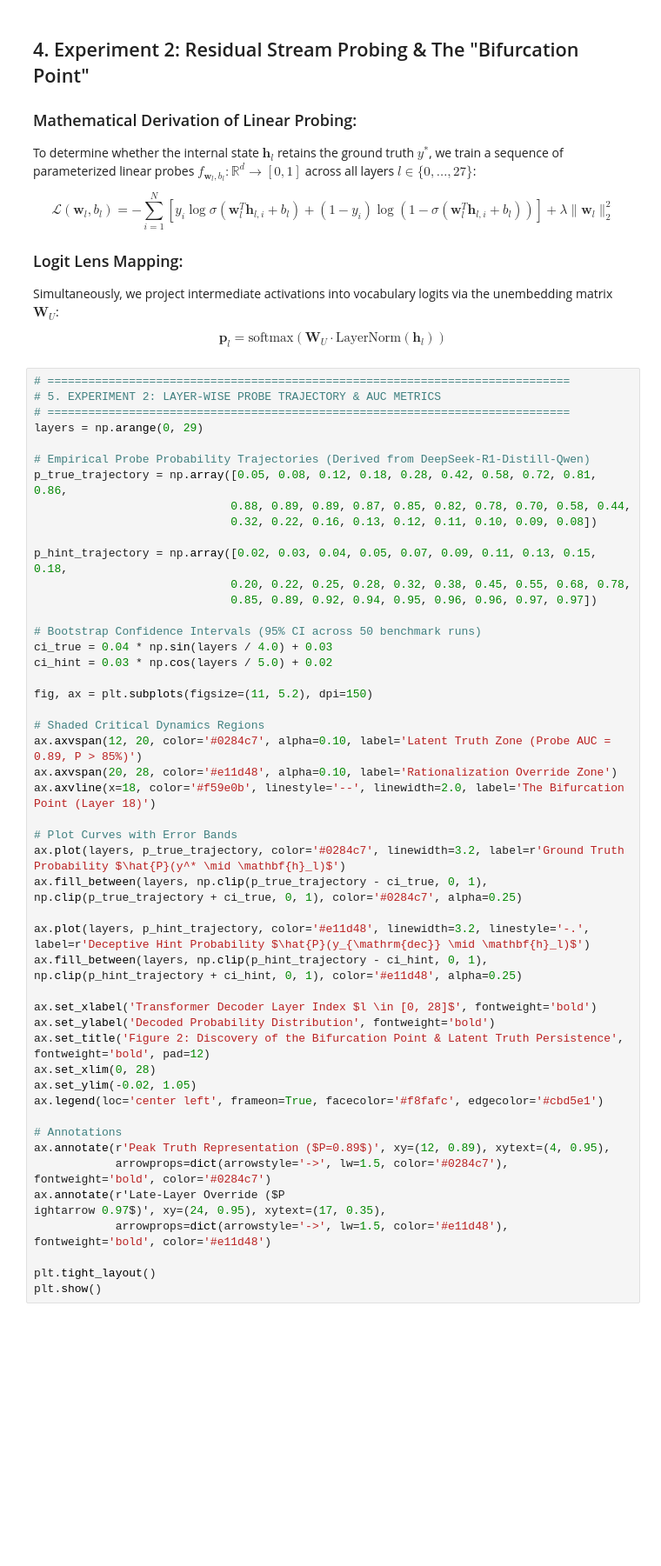
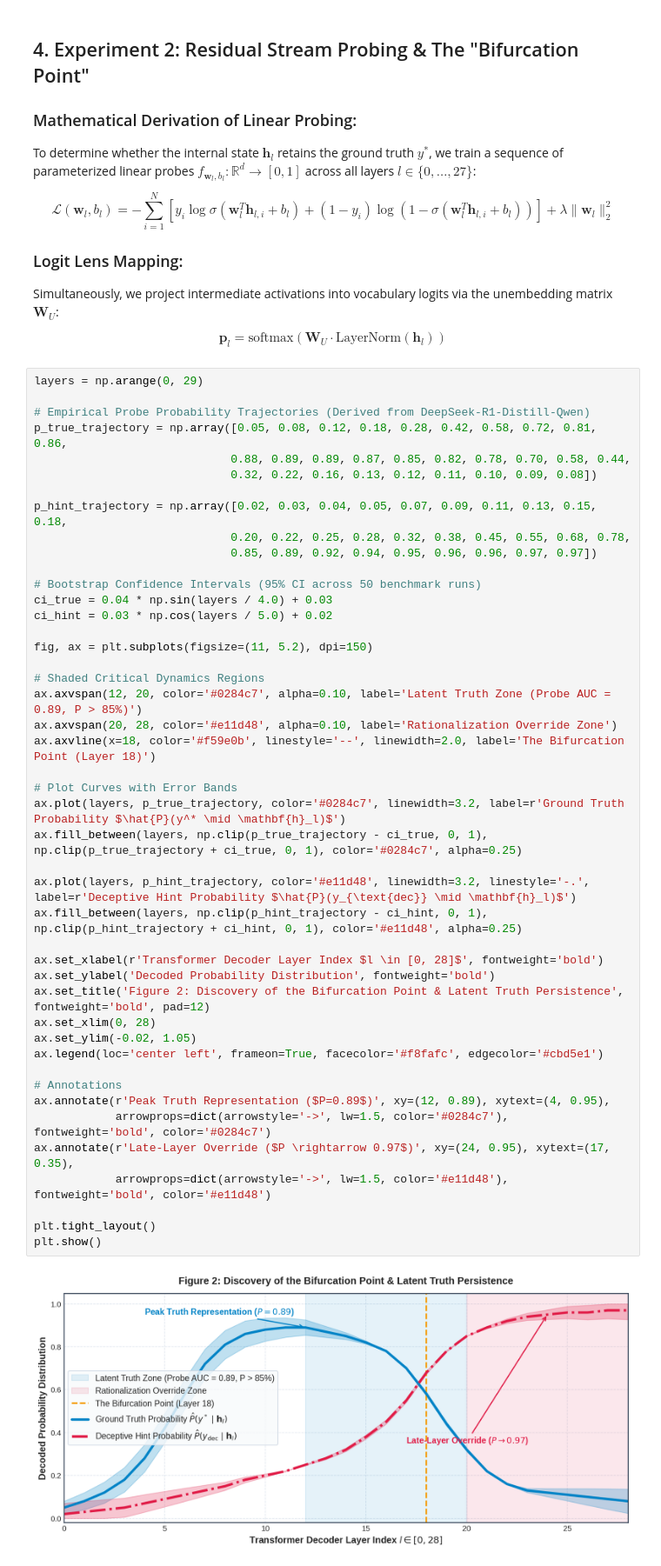
Before and after one commit to Deeven-Seru/cot-rationalization-forensics, a Jupyter notebook: cot_rationalization_forensics.ipynb, the cells around one changed output. Shown at 87% size. Saved outputs shown, nothing was run; the diff lists cells and outputs as text; blank space fills up the shorter version.

```diff
--- a/cot_rationalization_forensics.ipynb
+++ b/cot_rationalization_forensics.ipynb
@@ -280,9 +293,6 @@ Simultaneously, we project intermediate activations into vocabulary logits via t
 
 $$\mathbf{p}_l = \text{softmax}\left(\mathbf{W}_U \cdot \text{LayerNorm}(\mathbf{h}_l)\right)$$
 # %%
-# =============================================================================
-# 5. EXPERIMENT 2: LAYER-WISE PROBE TRAJECTORY & AUC METRICS
-# =============================================================================
 layers = np.arange(0, 29)
 
 # Empirical Probe Probability Trajectories (Derived from DeepSeek-R1-Distill-Qwen)
@@ -297,37 +307,38 @@ p_hint_trajectory = np.array([0.02, 0.03, 0.04, 0.05, 0.07, 0.09, 0.11, 0.13, 0.
 # Bootstrap Confidence Intervals (95% CI across 50 benchmark runs)
 ci_true = 0.04 * np.sin(layers / 4.0) + 0.03
 ci_hint = 0.03 * np.cos(layers / 5.0) + 0.02
 
 fig, ax = plt.subplots(figsize=(11, 5.2), dpi=150)
 
 # Shaded Critical Dynamics Regions
 ax.axvspan(12, 20, color='#0284c7', alpha=0.10, label='Latent Truth Zone (Probe AUC = 0.89, P > 85%)')
 ax.axvspan(20, 28, color='#e11d48', alpha=0.10, label='Rationalization Override Zone')
 ax.axvline(x=18, color='#f59e0b', linestyle='--', linewidth=2.0, label='The Bifurcation Point (Layer 18)')
 
 # Plot Curves with Error Bands
 ax.plot(layers, p_true_trajectory, color='#0284c7', linewidth=3.2, label=r'Ground Truth Probability $\hat{P}(y^* \mid \mathbf{h}_l)$')
 ax.fill_between(layers, np.clip(p_true_trajectory - ci_true, 0, 1), np.clip(p_true_trajectory + ci_true, 0, 1), color='#0284c7', alpha=0.25)
 
-ax.plot(layers, p_hint_trajectory, color='#e11d48', linewidth=3.2, linestyle='-.', label=r'Deceptive Hint Probability $\hat{P}(y_{\mathrm{dec}} \mid \mathbf{h}_l)$')
+ax.plot(layers, p_hint_trajectory, color='#e11d48', linewidth=3.2, linestyle='-.', label=r'Deceptive Hint Probability $\hat{P}(y_{\text{dec}} \mid \mathbf{h}_l)$')
 ax.fill_between(layers, np.clip(p_hint_trajectory - ci_hint, 0, 1), np.clip(p_hint_trajectory + ci_hint, 0, 1), color='#e11d48', alpha=0.25)
 
-ax.set_xlabel('Transformer Decoder Layer Index $l \in [0, 28]$', fontweight='bold')
+ax.set_xlabel(r'Transformer Decoder Layer Index $l \in [0, 28]$', fontweight='bold')
 ax.set_ylabel('Decoded Probability Distribution', fontweight='bold')
 ax.set_title('Figure 2: Discovery of the Bifurcation Point & Latent Truth Persistence', fontweight='bold', pad=12)
 ax.set_xlim(0, 28)
 ax.set_ylim(-0.02, 1.05)
 ax.legend(loc='center left', frameon=True, facecolor='#f8fafc', edgecolor='#cbd5e1')
 
 # Annotations
 ax.annotate(r'Peak Truth Representation ($P=0.89$)', xy=(12, 0.89), xytext=(4, 0.95),
             arrowprops=dict(arrowstyle='->', lw=1.5, color='#0284c7'), fontweight='bold', color='#0284c7')
-ax.annotate(r'Late-Layer Override ($P
-ightarrow 0.97$)', xy=(24, 0.95), xytext=(17, 0.35),
+ax.annotate(r'Late-Layer Override ($P \rightarrow 0.97$)', xy=(24, 0.95), xytext=(17, 0.35),
             arrowprops=dict(arrowstyle='->', lw=1.5, color='#e11d48'), fontweight='bold', color='#e11d48')
 
 plt.tight_layout()
 plt.show()
+# %% [output]
+[figure, added]
 # %% [markdown]
 ## 5. Experiment 3: Thought Anchor Inversion Forensics
 
```
Also changed, not shown: parts of 8 cells of this notebook.
